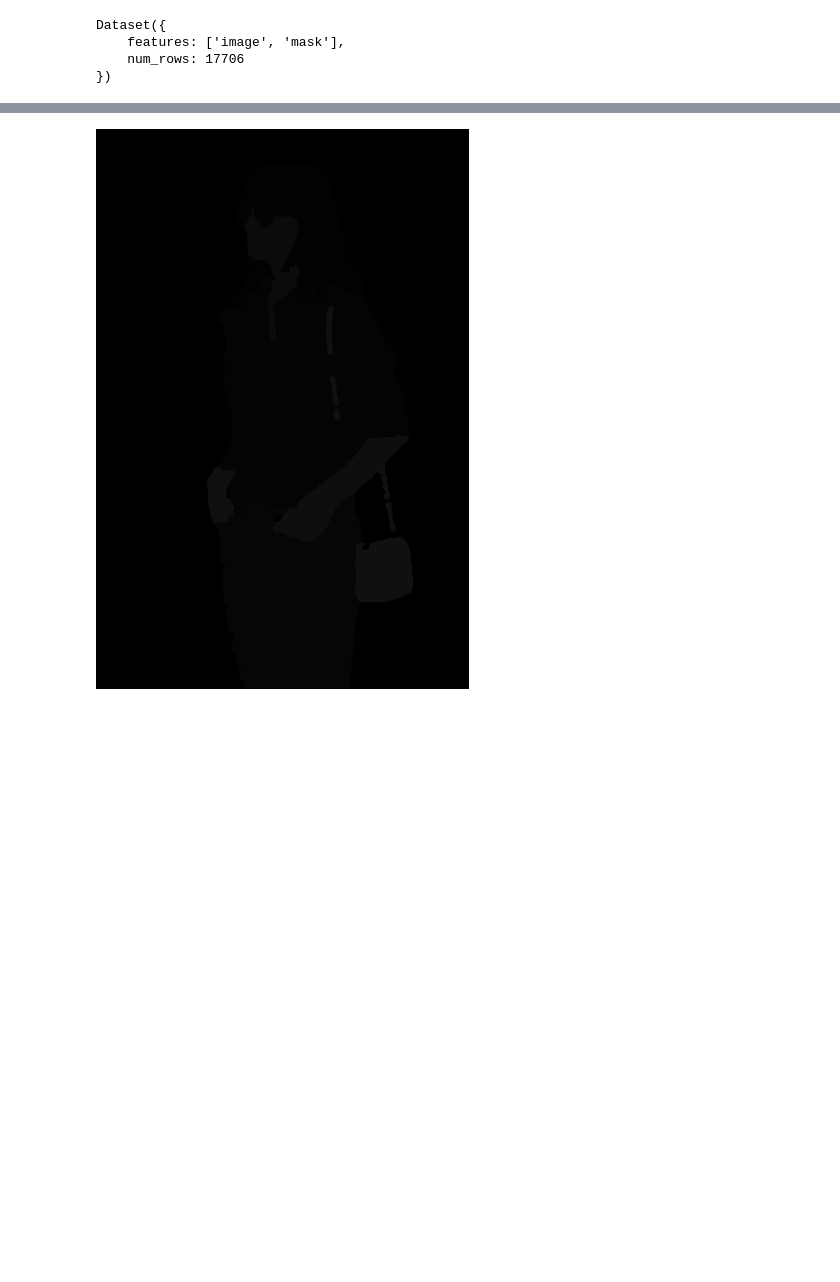
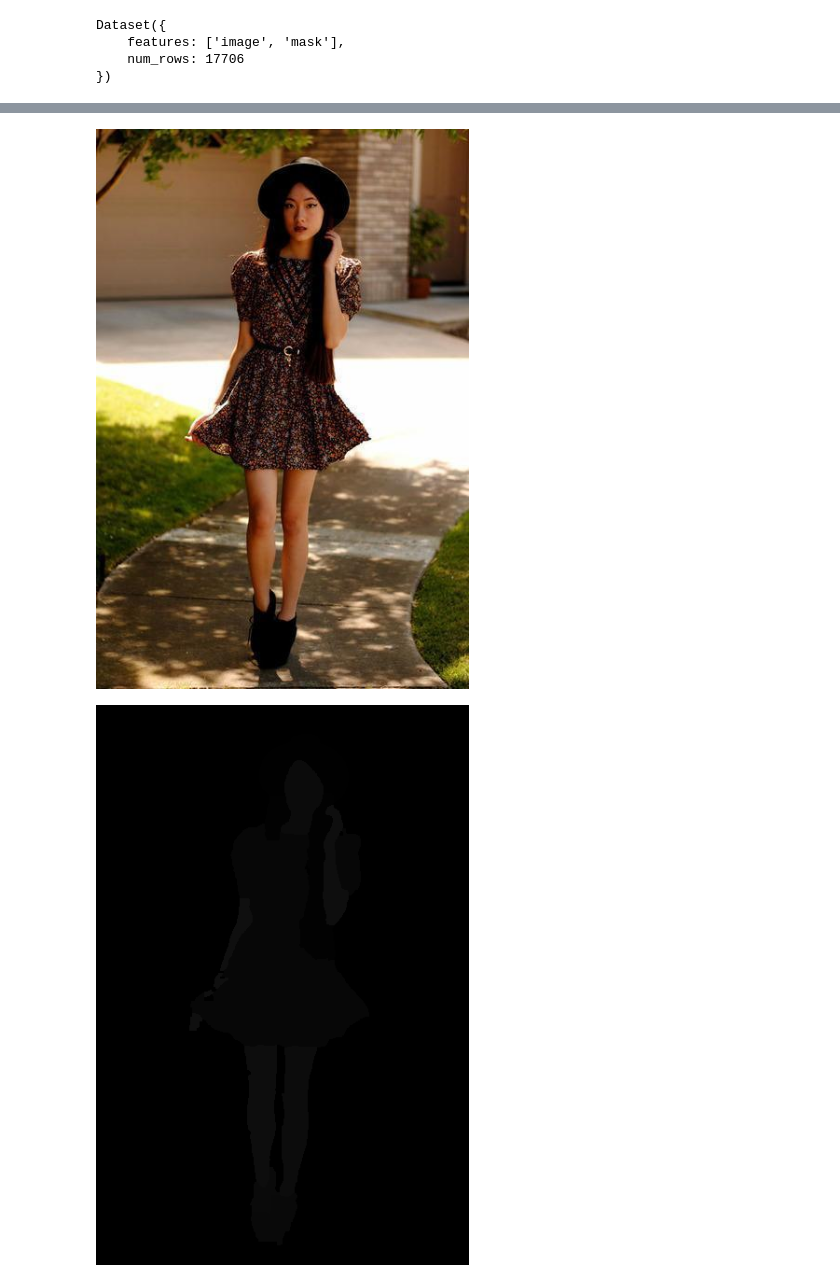
Before and after one commit to AlanGalaxy/507, a Jupyter notebook: 507_Proect.ipynb, the cells around one changed output, grey strips where cells are left out. Cells and saved outputs as stored; diff of their text form; code cells hidden in the pictures; blank space fills up the shorter version.

```diff
--- a/507_Proect.ipynb
+++ b/507_Proect.ipynb
@@ -62,3 +88,9 @@ example["image"]
+# %%
+example = ds[5]
+# example["image"].save("3.png")
+example["image"]
+# %% [output]
+[figure, added]
 # %%
 example["mask"]
 # %% [output]
```
Also changed, not shown: parts of 42 cells of this notebook.
